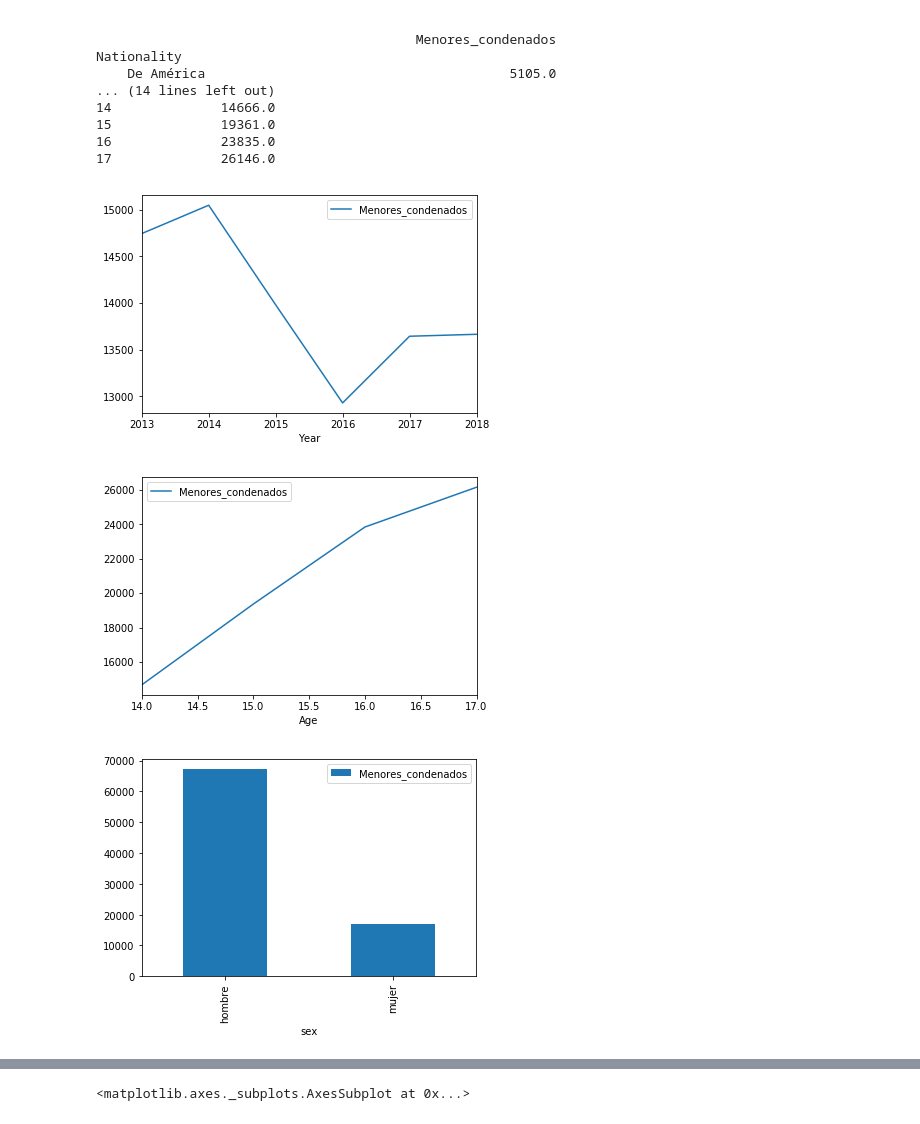
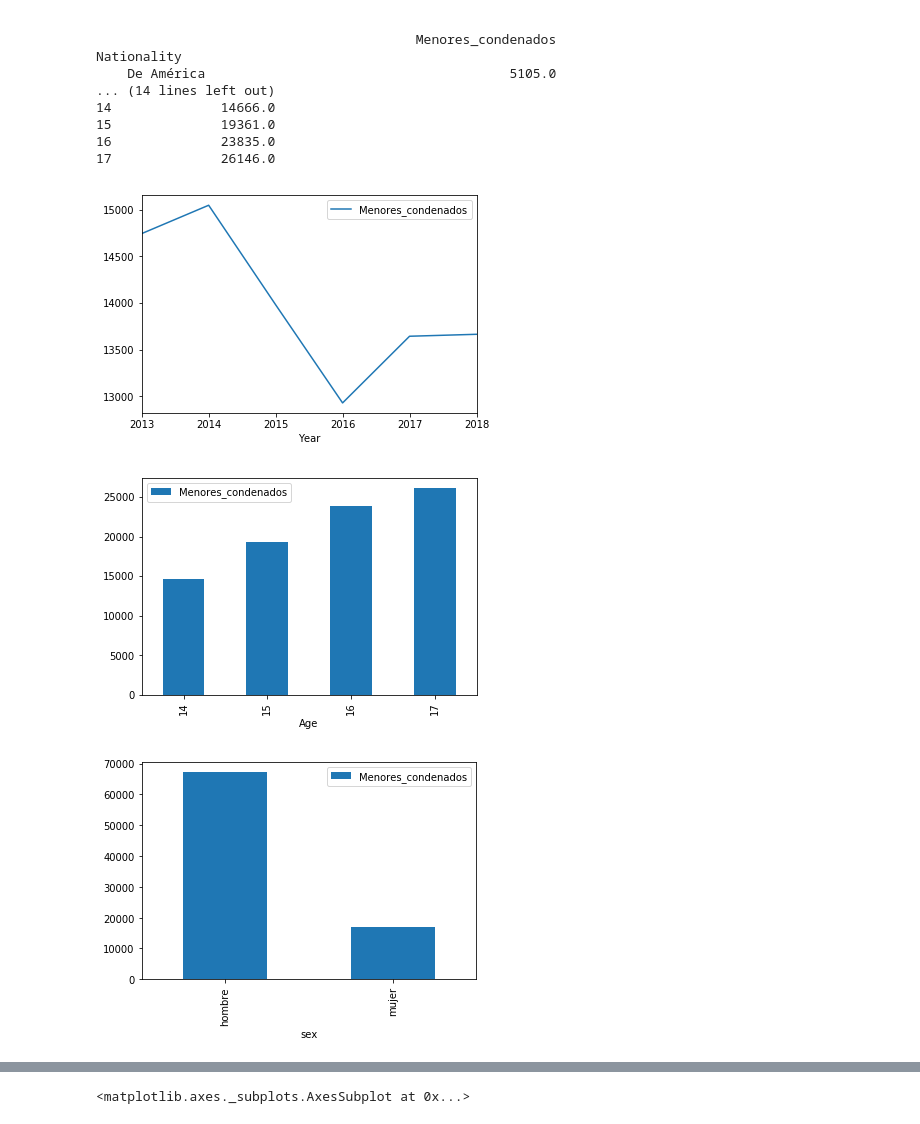
Before and after one commit to pleongi/Periodismo-de-datos, a Jupyter notebook: code/analize_data.ipynb, the cells around one changed output, grey strips where cells are left out. Drawn from its saved outputs; the diff is of its cells as text; code cells hidden in the pictures.

```diff
--- a/code/analize_data.ipynb
+++ b/code/analize_data.ipynb
@@ -183,17 +183,17 @@ Nationality
 # %%
 dataset.groupby('Year').sum().plot(kind='line')
 plt.show()
 
-dataset.groupby('Age').sum().plot(kind='line')
+dataset.groupby('Age').sum().plot(kind='bar')
 plt.show()
 
 dataset.groupby('sex').sum().plot(kind='bar')
 plt.show()
 
 dataset.groupby('Nationality').sum().plot(kind='bar')
 plt.show()
 # %% [output]
 [figure]
-[figure, old version]
+[figure, new version]
 [figure]
 [figure]
```
Also changed, not shown: parts of 2 cells of this notebook, 4 other files.
